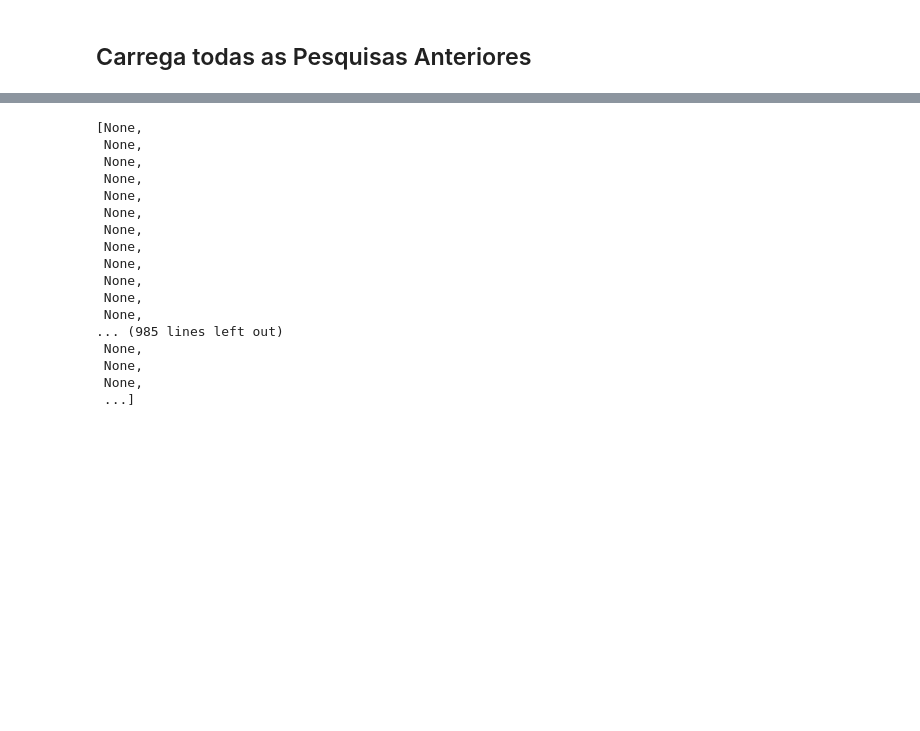
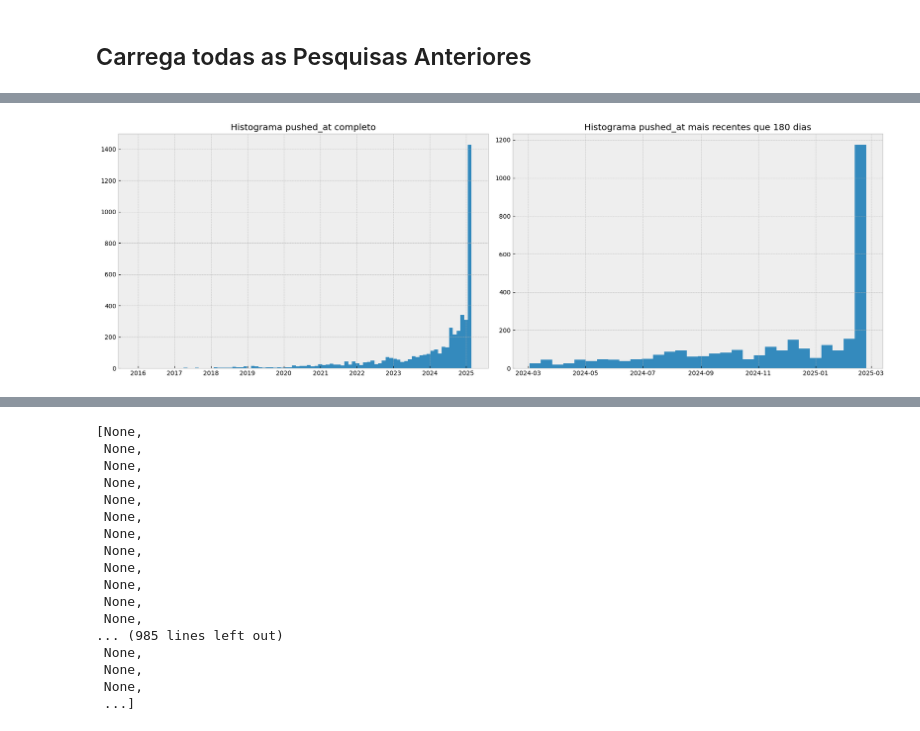
Before and after one commit to xisberto/hpa_usage, a Jupyter notebook: hpa_usage.ipynb, the cells around one changed output, grey strips where cells are left out. Cells and saved outputs as stored; diff of their text form; code cells hidden in the pictures; blank space fills up the shorter version.

```diff
--- a/hpa_usage.ipynb
+++ b/hpa_usage.ipynb
@@ -318,0 +553,11 @@ Text(0.5, 1.0, 'Histograma Repo Stars > 1')
+# %%
+display(items_details['pushed_at'].describe())
+
+limit_oldest_pushed_at = (datetime.today() - timedelta(days=360)).replace(hour=0, minute=0, second=0, microsecond=0, tzinfo=ZoneInfo('GMT'))
+print(f"\npushed_at mais recentes do que {limit_oldest_pushed_at}")
+filter_newer_pushed_at = items_details[items_details['pushed_at'] > limit_oldest_pushed_at]
+print(filter_newer_pushed_at['pushed_at'].describe())
+
+print("\nPercentil >= 0.9 mais recentes")
+filter_outliers_life_span = items_details[items_details['pushed_at'] >= items_details['pushed_at'].quantile(0.90)]
+print(filter_outliers_life_span['pushed_at'].describe())
@@ -318,0 +592,23 @@ Text(0.5, 1.0, 'Histograma Repo Stars > 1')
+# %%
+fig, axes = plt.subplots(1, 2, figsize=(18, 6))
+
+data_full = items_details['pushed_at']
+data_filter = filter_newer_pushed_at['pushed_at']
+
+# bins_full = np.logspace(0, np.log10(data_full.max() + 1), 50)
+# bins_filter = np.logspace(0, np.log10(data_filter.max() + 1), 50)
+
+ticks = [1, 10, 100, 1000, 10000, 30000]
+
+axes[0].hist(data_full, bins=90)
+# axes[0].set_xticks(ticks, ticks)
+axes[0].set_title("Histograma pushed_at completo")
+
+axes[1].hist(data_filter, bins=30)
+# axes[1].set_xticks(ticks, ticks)
+axes[1].set_title("Histograma pushed_at mais recentes que 180 dias")
+
+plt.tight_layout()
+plt.show()
+# %% [output]
+[figure, added]
```
Also changed, not shown: parts of 33 cells of this notebook, 20 other files.
